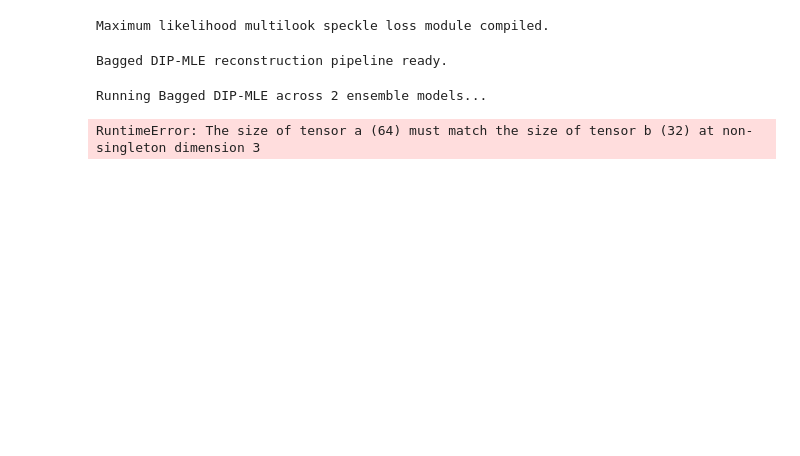
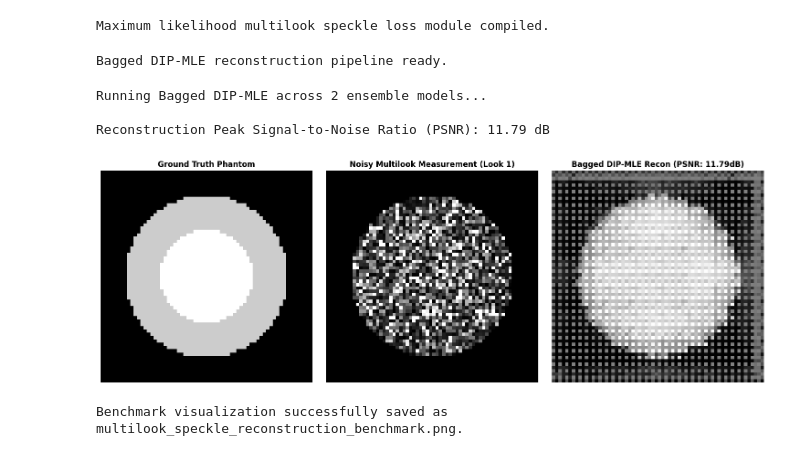
Before and after one commit to Dani2003/paper-implementations, a Jupyter notebook: multilook_coherent_imaging_dip.ipynb, the cells around one changed output. Cells and saved outputs as stored; diff of their text form; code cells hidden in the pictures; blank space fills up the shorter version.

```diff
--- a/multilook_coherent_imaging_dip.ipynb
+++ b/multilook_coherent_imaging_dip.ipynb
@@ -86,25 +86,34 @@ import torch.nn as nn
 class DeepImagePriorDecoder(nn.Module):
     """
     Deep Image Prior network mapping random stationary latent code z
-    to the target speckle-free image X = f_theta(z).
+    to the target speckle-free image X = f_theta(z) at 64x64 resolution.
     """
     def __init__(self, latent_dim: int = 128, output_channels: int = 1, hidden_dim: int = 64):
         super().__init__()
         self.latent_dim = latent_dim
 
         self.net = nn.Sequential(
-            nn.ConvTranspose2d(latent_dim, hidden_dim * 4, kernel_size=4, stride=1, padding=0),
+            # 1x1 -> 4x4
+            nn.ConvTranspose2d(latent_dim, hidden_dim * 8, kernel_size=4, stride=1, padding=0),
+            nn.BatchNorm2d(hidden_dim * 8),
+            nn.ReLU(inplace=True),
+
+            # 4x4 -> 8x8
+            nn.ConvTranspose2d(hidden_dim * 8, hidden_dim * 4, kernel_size=4, stride=2, padding=1),
             nn.BatchNorm2d(hidden_dim * 4),
             nn.ReLU(inplace=True),
 
+            # 8x8 -> 16x16
             nn.ConvTranspose2d(hidden_dim * 4, hidden_dim * 2, kernel_size=4, stride=2, padding=1),
             nn.BatchNorm2d(hidden_dim * 2),
             nn.ReLU(inplace=True),
 
+            # 16x16 -> 32x32
             nn.ConvTranspose2d(hidden_dim * 2, hidden_dim, kernel_size=4, stride=2, padding=1),
             nn.BatchNorm2d(hidden_dim),
             nn.ReLU(inplace=True),
 
+            # 32x32 -> 64x64
             nn.ConvTranspose2d(hidden_dim, output_channels, kernel_size=4, stride=2, padding=1),
             nn.Sigmoid() # Constrain intensity values to [0, 1]
         )
@@ -203,41 +212,52 @@ print("Bagged DIP-MLE reconstruction pipeline ready.")
 Bagged DIP-MLE reconstruction pipeline ready.
 # %%
 # [CELL 6 - Quantitative PSNR/SSIM Evaluation & Visualization]
+import math
+import matplotlib.pyplot as plt
+import seaborn as sns
+import torch
 
 def compute_psnr(img1: torch.Tensor, img2: torch.Tensor) -> float:
     mse = torch.mean((img1 - img2) ** 2).item()
     if mse == 0:
         return 100.0
     return 20.0 * math.log10(1.0 / math.sqrt(mse))
+
+# Guard check: Ensure Cell 2 was run
+if 'noisy_measurements' not in globals() or 'clean_phantom' not in globals():
+    raise NameError("Variables 'noisy_measurements' or 'clean_phantom' not found. Please execute Cell 2 first!")
 
 # Execute quick reconstruction on synthetic measurements
 reconstructed_image = run_bagged_dip_mle_reconstruction(noisy_measurements, num_bags=2, iterations=80)
 
 # Compute PSNR
 psnr_val = compute_psnr(clean_phantom, reconstructed_image)
 print(f"\nReconstruction Peak Signal-to-Noise Ratio (PSNR): {psnr_val:.2f} dB")
 
 # Visualization Suite
 fig, axes = plt.subplots(1, 3, figsize=(15, 5))
 sns.set_theme(style="whitegrid")
 
 axes[0].imshow(clean_phantom[0, 0].numpy(), cmap='gray', vmin=0, vmax=1)
 axes[0].set_title("Ground Truth Phantom", fontweight='bold')
 axes[0].axis('off')
 
 axes[1].imshow(noisy_measurements[0, 0, 0].numpy(), cmap='gray', vmin=0, vmax=2)
 axes[1].set_title("Noisy Multilook Measurement (Look 1)", fontweight='bold')
 axes[1].axis('off')
 
 axes[2].imshow(reconstructed_image[0, 0].numpy(), cmap='gray', vmin=0, vmax=1)
 axes[2].set_title(f"Bagged DIP-MLE Recon (PSNR: {psnr_val:.2f}dB)", fontweight='bold')
 axes[2].axis('off')
 
 plt.tight_layout()
 plt.savefig("multilook_speckle_reconstruction_benchmark.png", dpi=300)
 plt.show()
 
 print("Benchmark visualization successfully saved as multilook_speckle_reconstruction_benchmark.png.")
 # %% [output]
 Running Bagged DIP-MLE across 2 ensemble models...
+
+Reconstruction Peak Signal-to-Noise Ratio (PSNR): 11.79 dB
+[figure, added]
-RuntimeError: The size of tensor a (64) must match the size of tensor b (32) at non-singleton dimension 3
+Benchmark visualization successfully saved as multilook_speckle_reconstruction_benchmark.png.
```
Also changed, not shown: parts of 1 cell of this notebook.
